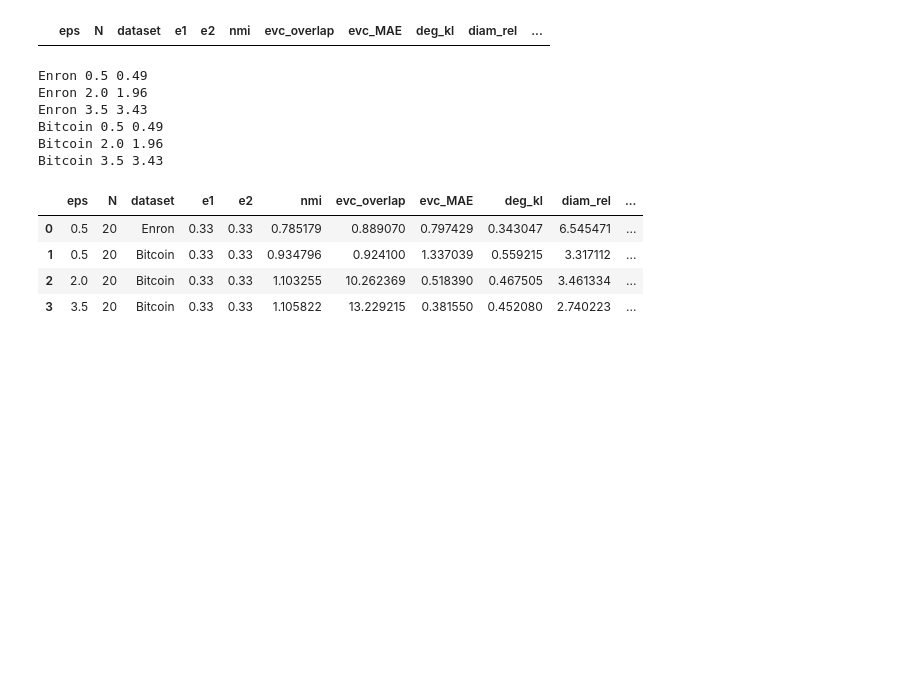
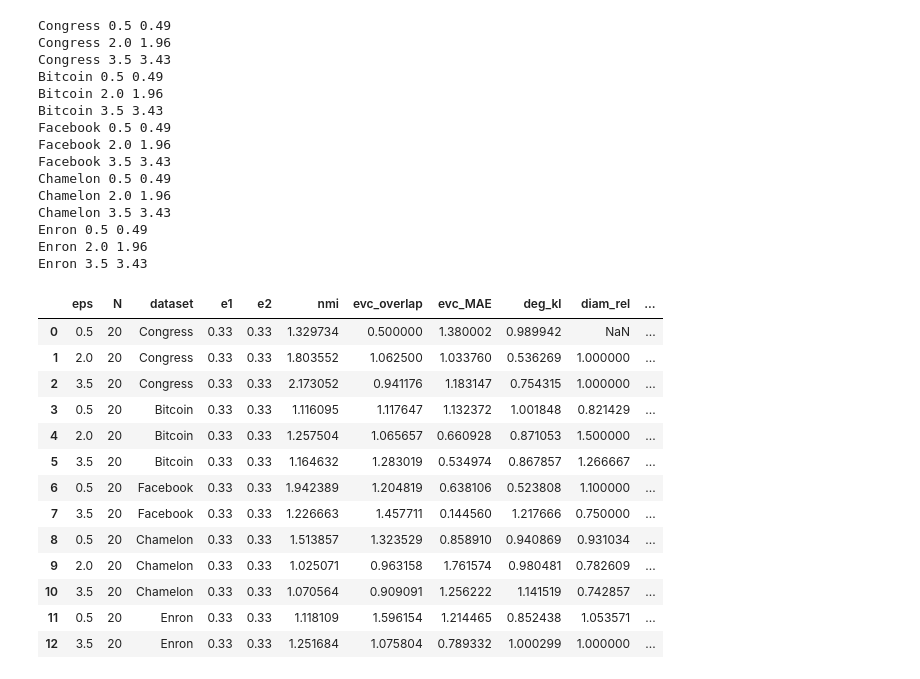
Before and after one commit to AliceSzzze/PrivGraph, a Jupyter notebook: notebooks/baseline.ipynb, the cells around one changed output. Drawn from its saved outputs; the diff is of its cells as text; code cells hidden in the pictures; blank space fills up the shorter version.

```diff
--- a/notebooks/baseline.ipynb
+++ b/notebooks/baseline.ipynb
@@ -160,34 +167,52 @@ datasets
-# %%
-baseline.loc[(baseline['dataset'] == 'Facebook') ]
-# %% [output]
-|  | eps | N | dataset | e1 | e2 | nmi | evc_overlap | evc_MAE | deg_kl | diam_rel | ... |
 # %%
+from numpy import NaN, inf
+
+
 changes = pd.DataFrame()
 for dataset in datasets:
     for i in range(len(eps)):
         print(dataset, eps[i], reduced_eps[i])
         b = baseline.loc[(baseline['dataset'] == dataset) & (baseline['eps'] == eps[i])][metrics]
         o = dfs.loc[(dfs['dataset'] == dataset) & (dfs['eps'] == reduced_eps[i])][metrics]
         if (len(o)+ len(b) != 2):
             continue
         # display(b)
         # display(o)
         # display(o.iloc[0].div(b.iloc[0]))
 
         row = baseline[(baseline['dataset'] == dataset) & (baseline['eps'] == eps[i])].copy()
         row[metrics] = o.iloc[0].div(b.iloc[0])
+        row.replace(inf, NaN, inplace=True)
         # display(row)
         changes = changes.append(row, ignore_index=True)
 changes
 # %% [output]
+Congress 0.5 0.49
+Congress 2.0 1.96
+Congress 3.5 3.43
+Bitcoin 0.5 0.49
+Bitcoin 2.0 1.96
+Bitcoin 3.5 3.43
+Facebook 0.5 0.49
+Facebook 2.0 1.96
+Facebook 3.5 3.43
+Chamelon 0.5 0.49
+Chamelon 2.0 1.96
+Chamelon 3.5 3.43
 Enron 0.5 0.49
 Enron 2.0 1.96
 Enron 3.5 3.43
-Bitcoin 0.5 0.49
-Bitcoin 2.0 1.96
-Bitcoin 3.5 3.43
 |  | eps | N | dataset | e1 | e2 | nmi | evc_overlap | evc_MAE | deg_kl | diam_rel | ... |
-| 0 | 0.5 | 20 | Enron | 0.33 | 0.33 | 0.785179 | 0.889070 | 0.797429 | 0.343047 | 6.545471 | ... |
-| 1 | 0.5 | 20 | Bitcoin | 0.33 | 0.33 | 0.934796 | 0.924100 | 1.337039 | 0.559215 | 3.317112 | ... |
-| 2 | 2.0 | 20 | Bitcoin | 0.33 | 0.33 | 1.103255 | 10.262369 | 0.518390 | 0.467505 | 3.461334 | ... |
-| 3 | 3.5 | 20 | Bitcoin | 0.33 | 0.33 | 1.105822 | 13.229215 | 0.381550 | 0.452080 | 2.740223 | ... |
+| 0 | 0.5 | 20 | Congress | 0.33 | 0.33 | 1.329734 | 0.500000 | 1.380002 | 0.989942 | NaN | ... |
+| 1 | 2.0 | 20 | Congress | 0.33 | 0.33 | 1.803552 | 1.062500 | 1.033760 | 0.536269 | 1.000000 | ... |
+| 2 | 3.5 | 20 | Congress | 0.33 | 0.33 | 2.173052 | 0.941176 | 1.183147 | 0.754315 | 1.000000 | ... |
+| 3 | 0.5 | 20 | Bitcoin | 0.33 | 0.33 | 1.116095 | 1.117647 | 1.132372 | 1.001848 | 0.821429 | ... |
+| 4 | 2.0 | 20 | Bitcoin | 0.33 | 0.33 | 1.257504 | 1.065657 | 0.660928 | 0.871053 | 1.500000 | ... |
+| 5 | 3.5 | 20 | Bitcoin | 0.33 | 0.33 | 1.164632 | 1.283019 | 0.534974 | 0.867857 | 1.266667 | ... |
+| 6 | 0.5 | 20 | Facebook | 0.33 | 0.33 | 1.942389 | 1.204819 | 0.638106 | 0.523808 | 1.100000 | ... |
+| 7 | 3.5 | 20 | Facebook | 0.33 | 0.33 | 1.226663 | 1.457711 | 0.144560 | 1.217666 | 0.750000 | ... |
+| 8 | 0.5 | 20 | Chamelon | 0.33 | 0.33 | 1.513857 | 1.323529 | 0.858910 | 0.940869 | 0.931034 | ... |
+| 9 | 2.0 | 20 | Chamelon | 0.33 | 0.33 | 1.025071 | 0.963158 | 1.761574 | 0.980481 | 0.782609 | ... |
+| 10 | 3.5 | 20 | Chamelon | 0.33 | 0.33 | 1.070564 | 0.909091 | 1.256222 | 1.141519 | 0.742857 | ... |
+| 11 | 0.5 | 20 | Enron | 0.33 | 0.33 | 1.118109 | 1.596154 | 1.214465 | 0.852438 | 1.053571 | ... |
+| 12 | 3.5 | 20 | Enron | 0.33 | 0.33 | 1.251684 | 1.075804 | 0.789332 | 1.000299 | 1.000000 | ... |
```
Also changed, not shown: parts of 14 cells of this notebook.
